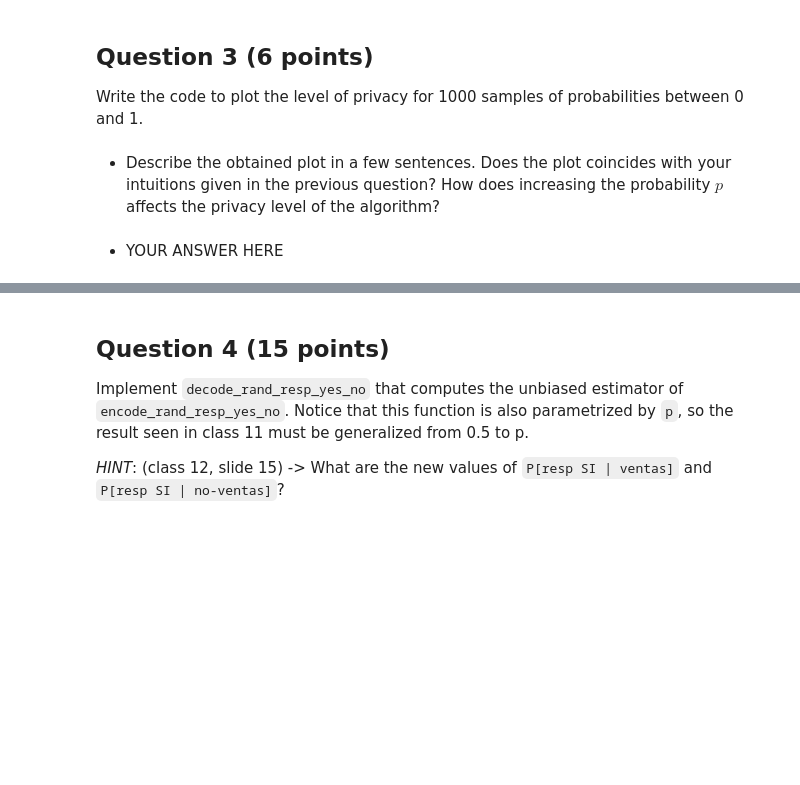
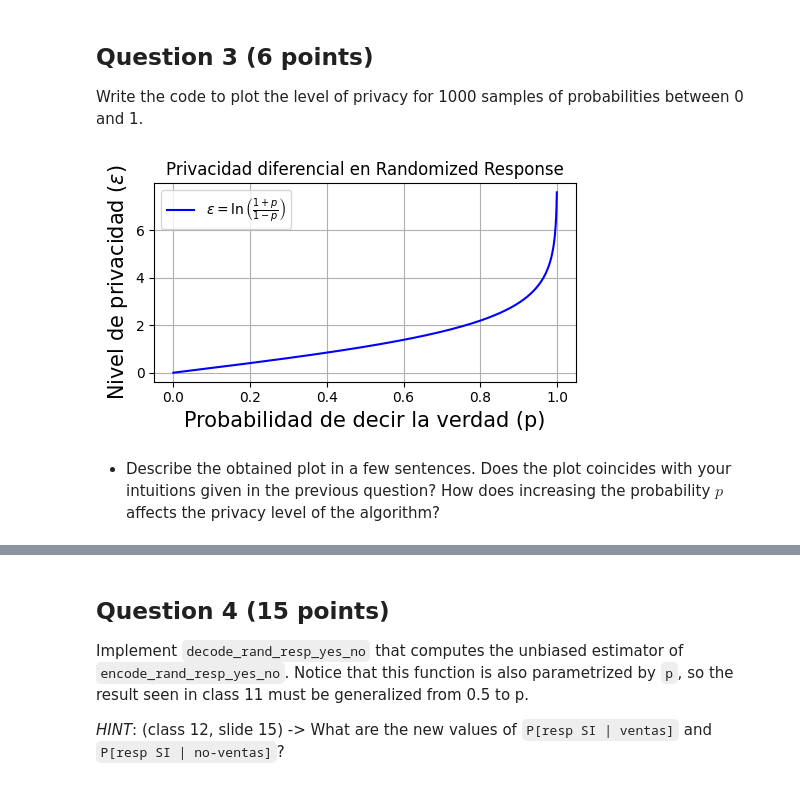
Before and after one commit to DiegoEspinozaoss/Privacidad_de_Datos_CC5215-1, a Jupyter notebook: Laboratorios/Laboratorio_08.ipynb, the cells around one changed output, grey strips where cells are left out. Saved outputs shown, nothing was run; the diff lists cells and outputs as text; code cells hidden in the pictures; blank space fills up the shorter version.

```diff
--- a/Laboratorios/Laboratorio_08.ipynb
+++ b/Laboratorios/Laboratorio_08.ipynb
@@ -49,8 +106,9 @@ First, provide an intuition for the following questions:
 Second, explain your reasoning and complete the definition of `rr_epsilon`:
 # %% [markdown]
 YOUR ANSWER HERE
-# %%
-def rr_epsilon(p):
-    raise NotImplementedError()
+# %%
+def rr_epsilon(p):
+    #el razonamiento proviene de la demostración que realicé en la seccion anterior
+    return np.log((1 + p) / (1 - p))
 # %%
 # TESTS
@@ -68,6 +123,22 @@ Write the code to plot the level of privacy for 1000 samples of probabilities be
+# %%
+# YOUR CODE HERE
+
+p_vals = np.linspace(0.001, 0.999, 1000)
+
+epsilons = rr_epsilon(p_vals)
+
+plt.figure(figsize=(5, 3))
+plt.plot(p_vals, epsilons, label=r'$\varepsilon = \ln\left(\frac{1 + p}{1 - p}\right)$', color='blue')
+plt.xlabel('Probabilidad de decir la verdad (p)',fontsize=15)
+plt.ylabel('Nivel de privacidad ($\epsilon$)',fontsize=15)
+plt.title('Privacidad diferencial en Randomized Response')
+plt.grid(True)
+plt.legend()
+plt.tight_layout()
+plt.show()
+# %% [output]
+[figure, added]
 # %% [markdown]
 
 
 - Describe the obtained plot in a few sentences. Does the plot coincides with your intuitions given in the previous question? How does increasing the probability $p$ affects the privacy level of the algorithm?
-# %% [markdown]
-- YOUR ANSWER HERE
```
Also changed, not shown: parts of 24 cells of this notebook.
